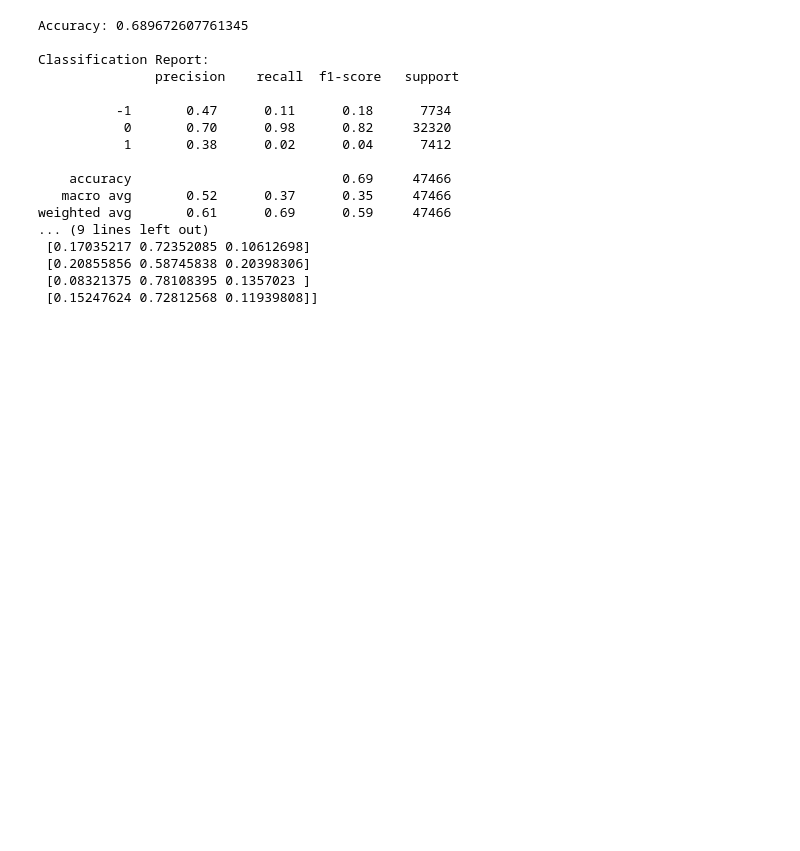
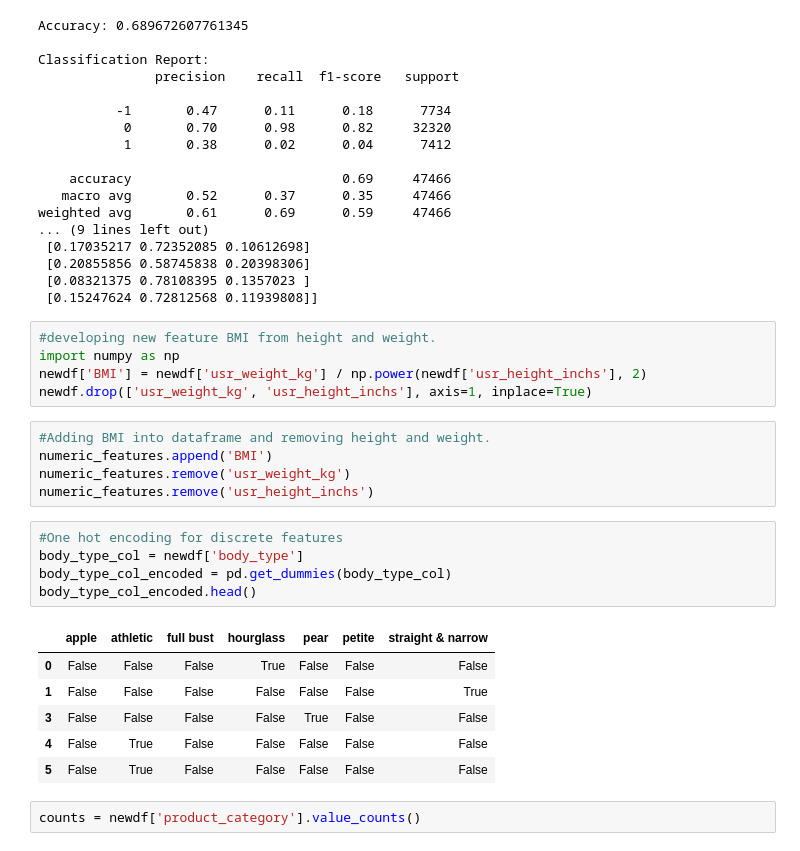
Before and after one commit to vandanshah17/CMPE_255_FitSense, a Jupyter notebook: CMPE255_FitSense.ipynb, the cells around one changed output. Drawn from its saved outputs; the diff is of its cells as text; blank space fills up the shorter version.

```diff
--- a/CMPE255_FitSense.ipynb
+++ b/CMPE255_FitSense.ipynb
@@ -364,3 +375,27 @@ weighted avg       0.61      0.69      0.59     47466
  [0.20855856 0.58745838 0.20398306]
  [0.08321375 0.78108395 0.1357023 ]
  [0.15247624 0.72812568 0.11939808]]
+# %%
+#developing new feature BMI from height and weight.
+import numpy as np
+newdf['BMI'] = newdf['usr_weight_kg'] / np.power(newdf['usr_height_inchs'], 2)
+newdf.drop(['usr_weight_kg', 'usr_height_inchs'], axis=1, inplace=True)
+# %%
+#Adding BMI into dataframe and removing height and weight.
+numeric_features.append('BMI')
+numeric_features.remove('usr_weight_kg')
+numeric_features.remove('usr_height_inchs')
+# %%
+#One hot encoding for discrete features
+body_type_col = newdf['body_type']
+body_type_col_encoded = pd.get_dummies(body_type_col)
+body_type_col_encoded.head()
+# %% [output]
+|  | apple | athletic | full bust | hourglass | pear | petite | straight & narrow |
+| 0 | False | False | False | True | False | False | False |
+| 1 | False | False | False | False | False | False | True |
+| 3 | False | False | False | False | True | False | False |
+| 4 | False | True | False | False | False | False | False |
+| 5 | False | True | False | False | False | False | False |
+# %%
+counts = newdf['product_category'].value_counts()
```
Also changed, not shown: parts of 6 cells of this notebook.
